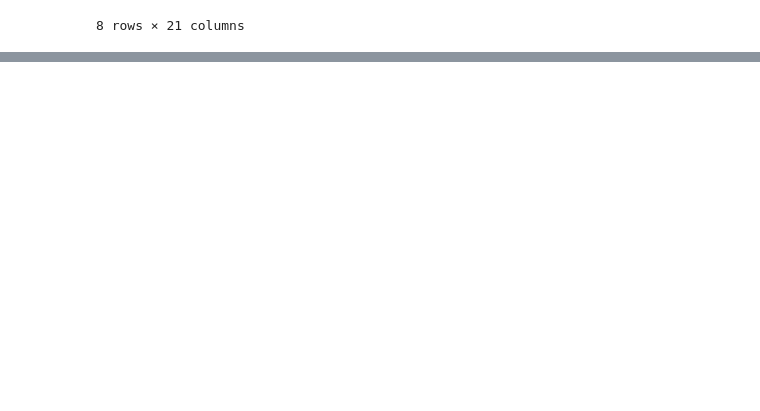
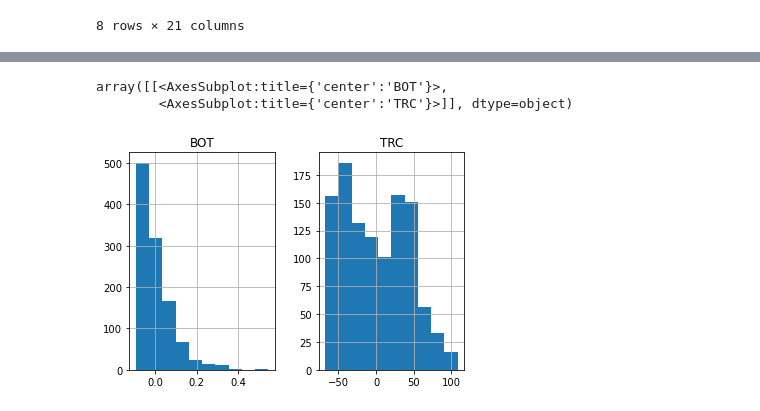
Before and after one commit to Carmine311/EffectivePandas, a Jupyter notebook: Baseball/Explore.ipynb, the cells around one changed output, grey strips where cells are left out. Drawn from its saved outputs; the diff is of its cells as text; code cells hidden in the pictures; blank space fills up the shorter version.

```diff
--- a/Baseball/Explore.ipynb
+++ b/Baseball/Explore.ipynb
@@ -293,0 +496,5 @@ recent.describe()
+# %%
+num_col = scale_control[['BOT', 'TRC']]
+v_mean = num_col.mean()
+v_min = num_col.min()
+v_max = num_col.max()
@@ -293,0 +517,2 @@ recent.describe()
+# %%
+new_centered = num_col - v_mean
@@ -293,0 +525,6 @@ recent.describe()
+# %%
+new_centered.hist()
+# %% [output]
+array([[<AxesSubplot:title={'center':'BOT'}>,
+        <AxesSubplot:title={'center':'TRC'}>]], dtype=object)
+[figure, added]
```
Also changed, not shown: parts of 29 cells of this notebook.
